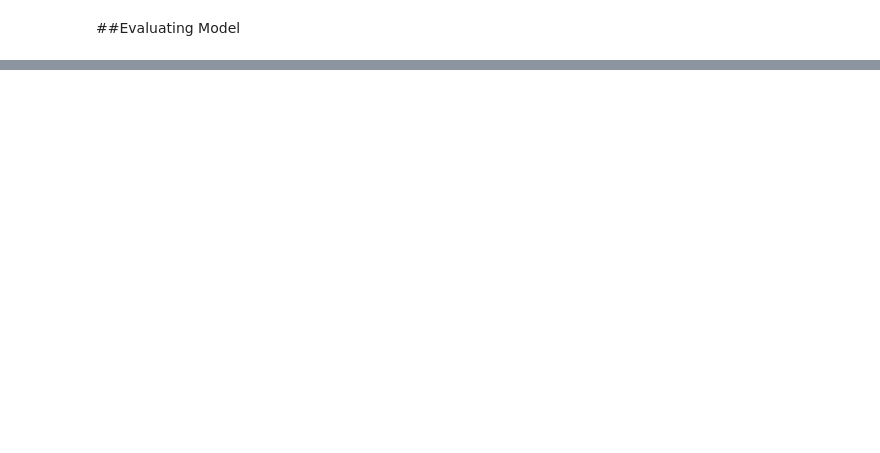
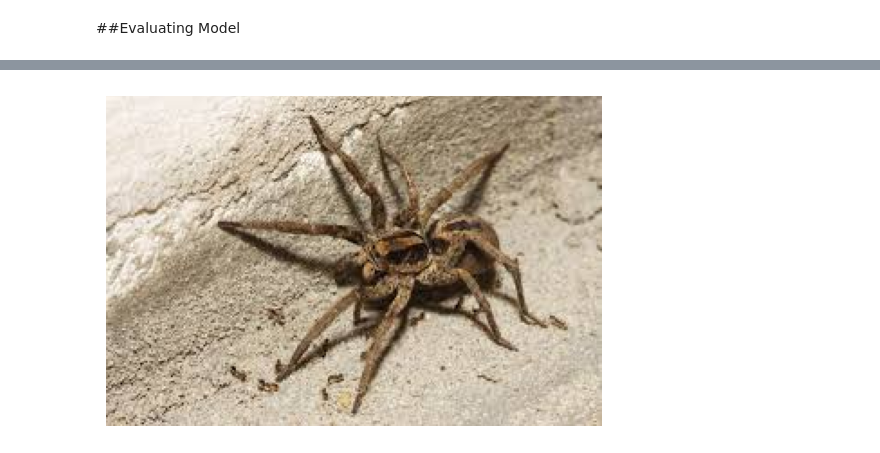
Before and after one commit to eddiechn/Multi-Class-Animal-Classification, a Jupyter notebook: Multi_Animal_Classification.ipynb, the cells around one changed output, grey strips where cells are left out. Saved outputs shown, nothing was run; the diff lists cells and outputs as text; code cells hidden in the pictures; blank space fills up the shorter version.

```diff
--- a/Multi_Animal_Classification.ipynb
+++ b/Multi_Animal_Classification.ipynb
@@ -348,0 +327,10 @@ Accuracy: 0.0
+# %%
+import cv2
+
+img = cv2.imread('spider.jpg')
+img = cv2.cvtColor(img, cv2.COLOR_BGR2RGB)
+plt.axis('off')
+plt.imshow(img)
+plt.show()
+# %% [output]
+[figure, added]
```
Also changed, not shown: parts of 27 cells of this notebook.
